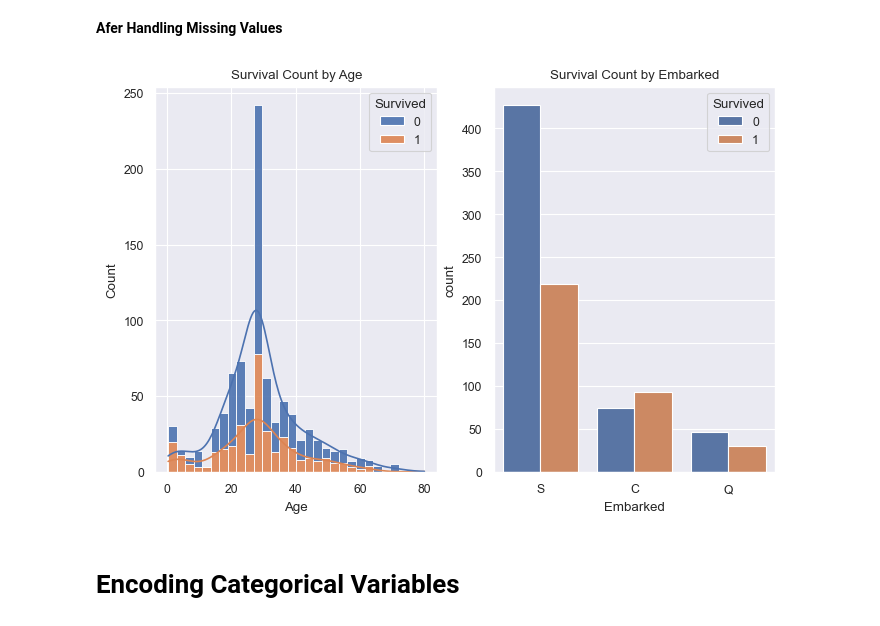
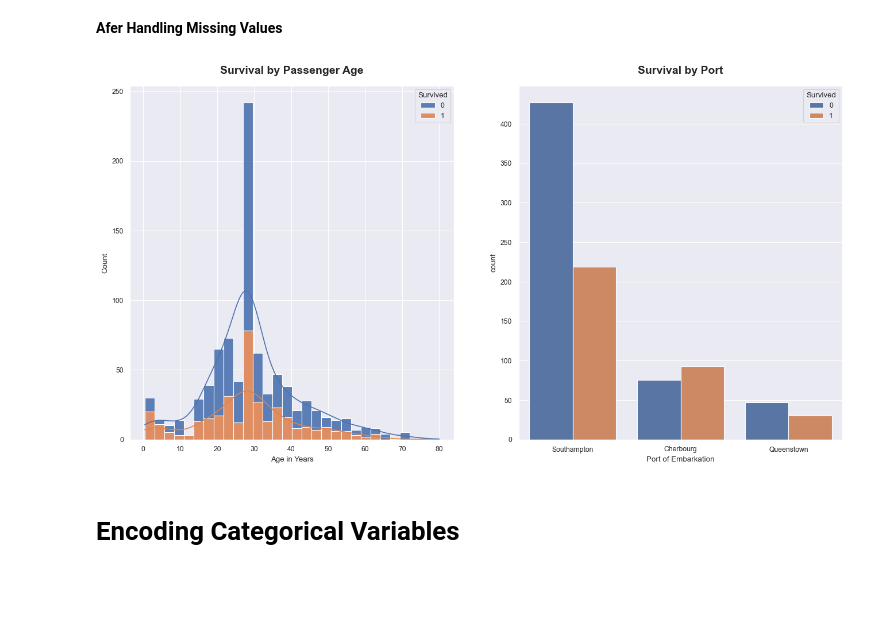
Before and after one commit to Timkizz/Titanic_ML_Falade_Michael, a Jupyter notebook: Titanic.ipynb, the cells around one changed output. Drawn from its saved outputs; the diff is of its cells as text; code cells hidden in the pictures; blank space fills up the shorter version.

```diff
--- a/Titanic.ipynb
+++ b/Titanic.ipynb
@@ -125,9 +151,20 @@ The above boxplots shows that there are outliers in the **Age** and **Fare** col
 # %% [markdown]
 **Before handling missing values**
 # %%
-fig, axes = plt.subplots(nrows = 1, ncols = 2, figsize =(8,5))
-sns.histplot(data = df, x = 'Age',hue = 'Survived',multiple = 'stack',alpha = 0.9,kde = True, ax = axes[0]).set(title = "Survival Count by Age")
-sns.countplot(data = df, x = 'Embarked',hue = 'Survived', ax = axes[1]).set(title = "Survival Count by Embarked")
+
+fig, axes = plt.subplots(nrows = 1, ncols = 2, figsize =(16,8))
+
+plt.rcParams['axes.titlesize'] = 14
+plt.rcParams['axes.titleweight'] = 'bold'
+plt.rcParams['axes.titlepad'] = 15
+
+sns.histplot(data = df, x = 'Age',hue = 'Survived',multiple = 'stack',alpha = 0.9,kde = True, ax = axes[0])
+axes[0].set(title = "Survival by Passenger Age",xlabel = 'Age in Years')
+
+sns.countplot(data = df, x = 'Embarked',hue = 'Survived', ax = axes[1])
+axes[1].set(title = "Survival by Port", xlabel = 'Port of Embarkation')
+axes[1].set_xticklabels(['Southampton', 'Cherbourg', 'Queenstown'])
+
 
 plt.show()
 # %% [output]
@@ -157,13 +194,24 @@ df['Embarked'] = df['Embarked'].fillna(df['Embarked'].mode()[0])
 **Afer Handling Missing Values**
 # %%
 # After handling missing values
-fig, axes = plt.subplots(nrows = 1, ncols = 2, figsize =(8,5))
-sns.histplot(data = df, x = 'Age',hue = 'Survived',multiple = 'stack',alpha = 0.9,kde = True, ax = axes[0]).set(title = "Survival Count by Age")
-sns.countplot(data = df, x = 'Embarked',hue = 'Survived', ax = axes[1]).set(title = "Survival Count by Embarked")
+
+fig, axes = plt.subplots(nrows = 1, ncols = 2, figsize =(16,8))
+
+plt.rcParams['axes.titlesize'] = 14
+plt.rcParams['axes.titleweight'] = 'bold'
+plt.rcParams['axes.titlepad'] = 15
+
+sns.histplot(data = df, x = 'Age',hue = 'Survived',multiple = 'stack',alpha = 0.9,kde = True, ax = axes[0])
+axes[0].set(title = "Survival by Passenger Age",xlabel = 'Age in Years')
+
+sns.countplot(data = df, x = 'Embarked',hue = 'Survived', ax = axes[1])
+axes[1].set(title = "Survival by Port", xlabel = 'Port of Embarkation')
+axes[1].set_xticklabels(['Southampton', 'Cherbourg', 'Queenstown'])
+
 
 plt.show()
 # %% [output]
-[figure, old version]
+[figure, new version]
 # %% [markdown]
 # Encoding Categorical Variables
 # %%
```
Also changed, not shown: parts of 4 cells of this notebook.
